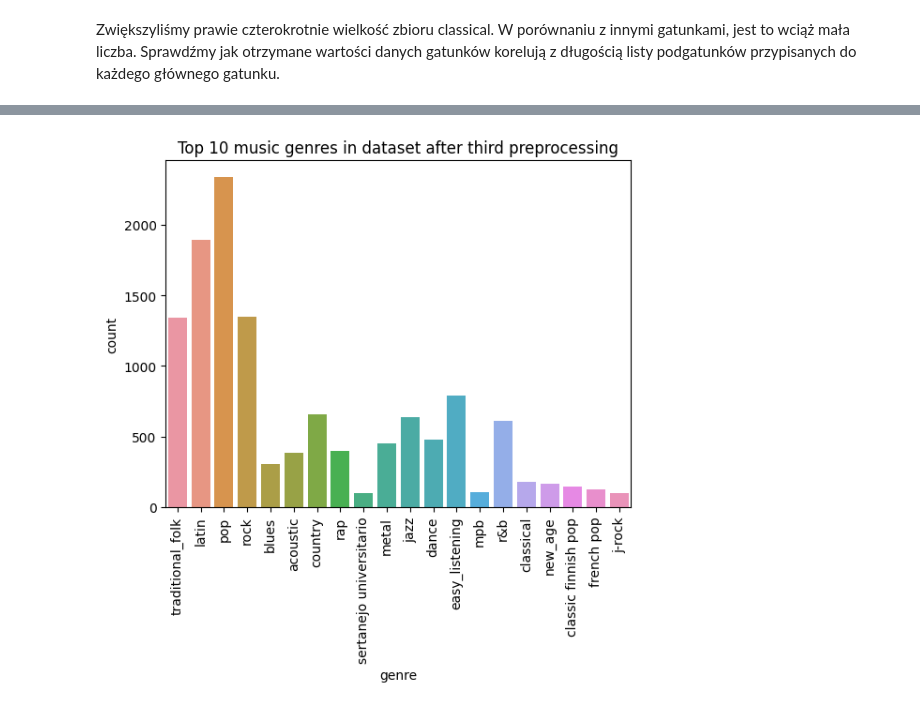
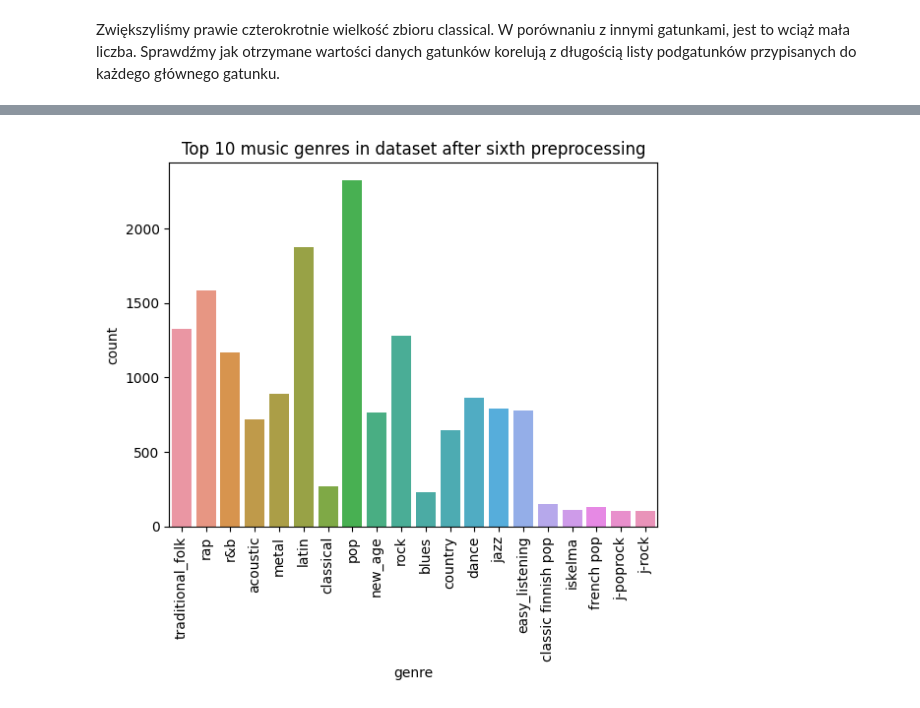
Before and after one commit to zxcvwrs/spotify-songs-ML, a Jupyter notebook: analiza_danych.ipynb, the cells around one changed output, grey strips where cells are left out. Drawn from its saved outputs; the diff is of its cells as text; code cells hidden in the pictures.

Commit message:
Finished preprocessing for artists.jsonl

```diff
--- a/analiza_danych.ipynb
+++ b/analiza_danych.ipynb
@@ -1634,5 +1764,5 @@ def checking_main_genre(_list):
                 return True
     return False
 # %%
-artists_df_without_duplicates_preprocessed_third['is_main_genre_in_genres'] = artists_df_without_duplicates_preprocessed_third['genres'].apply(checking_main_genre)
+artists_df_without_duplicates_preprocessed_fifth['is_main_genre_in_genres'] = artists_df_without_duplicates_preprocessed_fifth['genres'].apply(checking_main_genre)
 # %%
@@ -1659,0 +1790,2 @@ artists_df_without_duplicates_preprocessed_third[artists_df_without_duplicates_p
+# %%
+artists_df_without_duplicates_preprocessed_fifth = artists_df_without_duplicates_preprocessed_fifth[artists_df_without_duplicates_preprocessed_fifth["is_main_genre_in_genres"] == True]
@@ -1699,2 +1866,4 @@ artists_df_without_duplicates_preprocessed_fourth
+# %%
+artists_df_without_duplicates_preprocessed_sixth = artists_df_without_duplicates_preprocessed_fifth.copy()
 # %%
-artists_df_without_duplicates_preprocessed_fourth['genres'] = artists_df_without_duplicates_preprocessed_fourth['genres'].apply(maximize_subgenres)
+artists_df_without_duplicates_preprocessed_sixth['genres'] = artists_df_without_duplicates_preprocessed_sixth['genres'].apply(maximize_subgenres)
@@ -1723,17 +1886,17 @@ artists_df_without_duplicates_preprocessed_fourth
 # %%
-flatten_genres_after_fourth_preprocessing = flatten_series(artists_df_without_duplicates_preprocessed_fourth['genres'])
-df = pd.DataFrame({'genre': flatten_genres_after_fourth_preprocessing})
+flatten_genres_after_sixth_preprocessing = flatten_series(artists_df_without_duplicates_preprocessed_sixth['genres'])
+df = pd.DataFrame({'genre': flatten_genres_after_sixth_preprocessing})
 
-genre_counts = flatten_genres_after_fourth_preprocessing.value_counts()
+genre_counts = flatten_genres_after_sixth_preprocessing.value_counts()
 genre_counts = genre_counts[:20]
 
 df = df[df['genre'].isin(genre_counts.index)]
 sns.countplot(x='genre', data=df)
 plt.xticks(rotation=90)
 plt.tick_params(axis='x', labelsize=10)
-plt.title('Top 10 music genres in dataset after third preprocessing')
+plt.title('Top 10 music genres in dataset after sixth preprocessing')
 
 # Display the chart
 plt.show()
 # %% [output]
-[figure, old version]
+[figure, new version]
```
Also changed, not shown: parts of 42 cells of this notebook, 5 other files.
